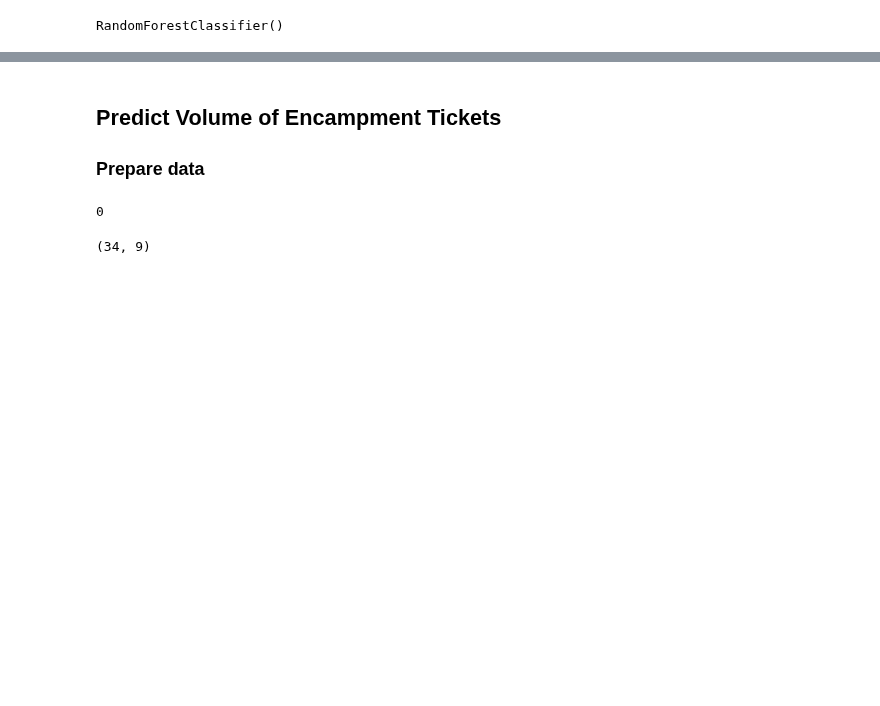
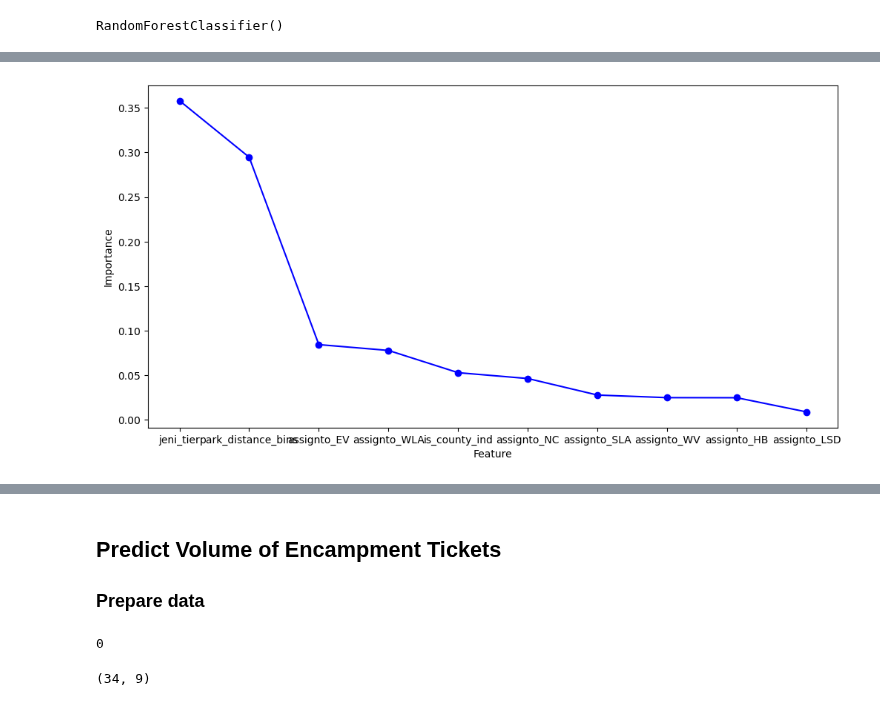
Before and after one commit to aeaiu/usable_ai_project, a Jupyter notebook: Notebooks/9_ml_prediction.ipynb, the cells around one changed output, grey strips where cells are left out. Drawn from its saved outputs; the diff is of its cells as text; code cells hidden in the pictures; blank space fills up the shorter version.

```diff
--- a/Notebooks/7_ml_prediction.ipynb
+++ b/Notebooks/9_ml_prediction.ipynb
@@ -195,7 +200,7 @@ df.shape , df_original.shape
 # %%
 x = df[list(numeric_variables.columns)]
 # %%
-x = x.drop(['close_time_days'], axis =1)
+#x = x.drop(['close_time_days'], axis =1)
 x = x.drop(['zipcodefmt'], axis =1)
 x = x.drop(['close_time_bins'], axis=1)
 x.head(1)
@@ -495,7 +527,7 @@ print(grid_search_classification_report)
 # %%
 best_classifier = RandomForestClassifier(**class_best_params)
 # %%
-best_classifier.fit(X_train_selected , y_train) # COMPLETE
-y_pred_selected = best_classifier.predict(X_test_selected ) # COMPLETE
+best_classifier.fit(X_train  , Y_train)
+y_pred_selected = best_classifier.predict(X_test  )
 # %%
 # Lastly, rerun the `classification_report()` and print out what your results are.
@@ -505,17 +548,20 @@ print(best_classification_report_selected)
 # %%
 # Feature importance
+x_features = x.columns
 feature_importances_dt = best_classifier.feature_importances_
 df_feature_importance = pd.DataFrame(feature_importances_dt)
 df_features = pd.DataFrame(x_features)
 df_feature_importances = pd.concat([df_features, df_feature_importance], axis=1 )
 df_feature_importances.columns = [ 'feature_name',  'importance' ]
 df_feature_importances = df_feature_importances.sort_values(by='importance', ascending=False)
 # Plot feature importances (you can use matplotlib or seaborn)
-plt.figure(figsize=(10, 6))
+plt.figure(figsize=(12, 6))
 #df_feature_importances.plot(kind='bar', title=f"Importance")
 plt.plot(df_feature_importances['feature_name'], df_feature_importances['importance'], 'bo-' )
 #show horizontal line for 20
 #plt.axhline(y=20, color='r', linestyle='--')
 plt.xlabel("Feature")
 plt.ylabel('Importance')
 plt.show()
+# %% [output]
+[figure, added]
```
Also changed, not shown: parts of 16 cells of this notebook, 3 other files.
